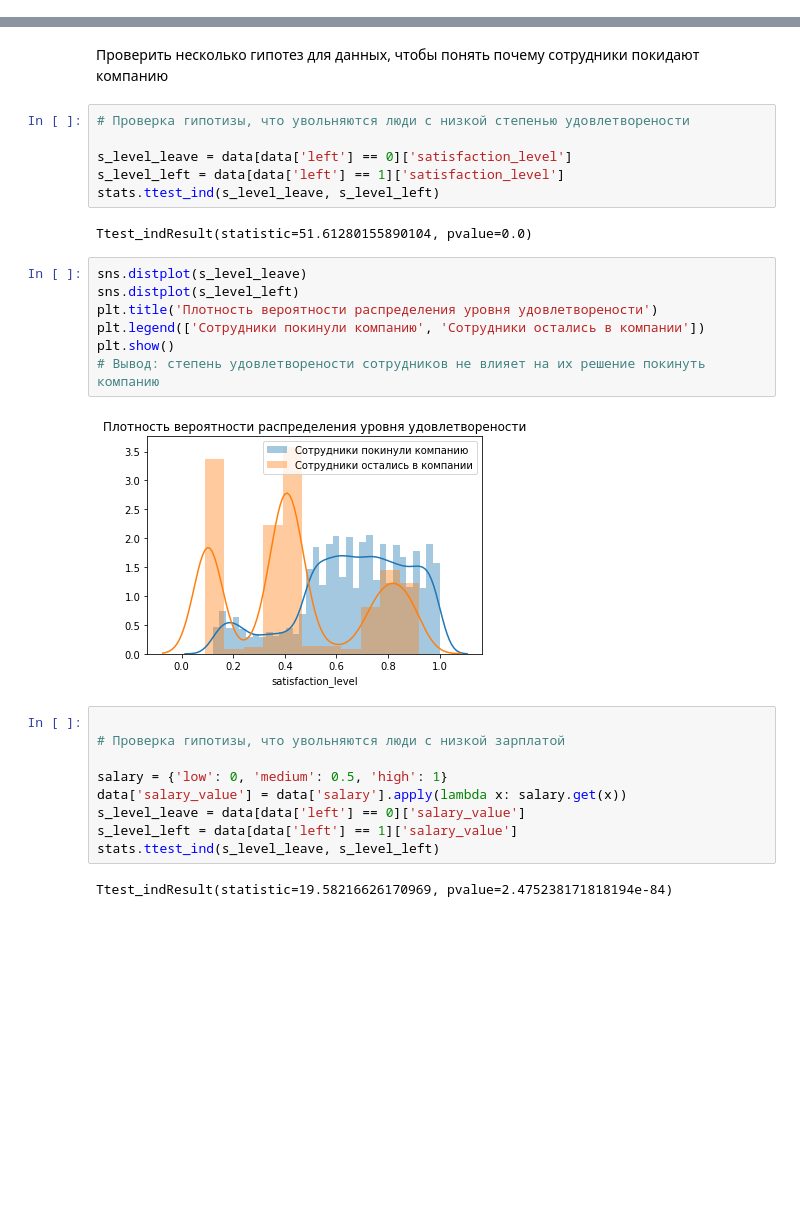
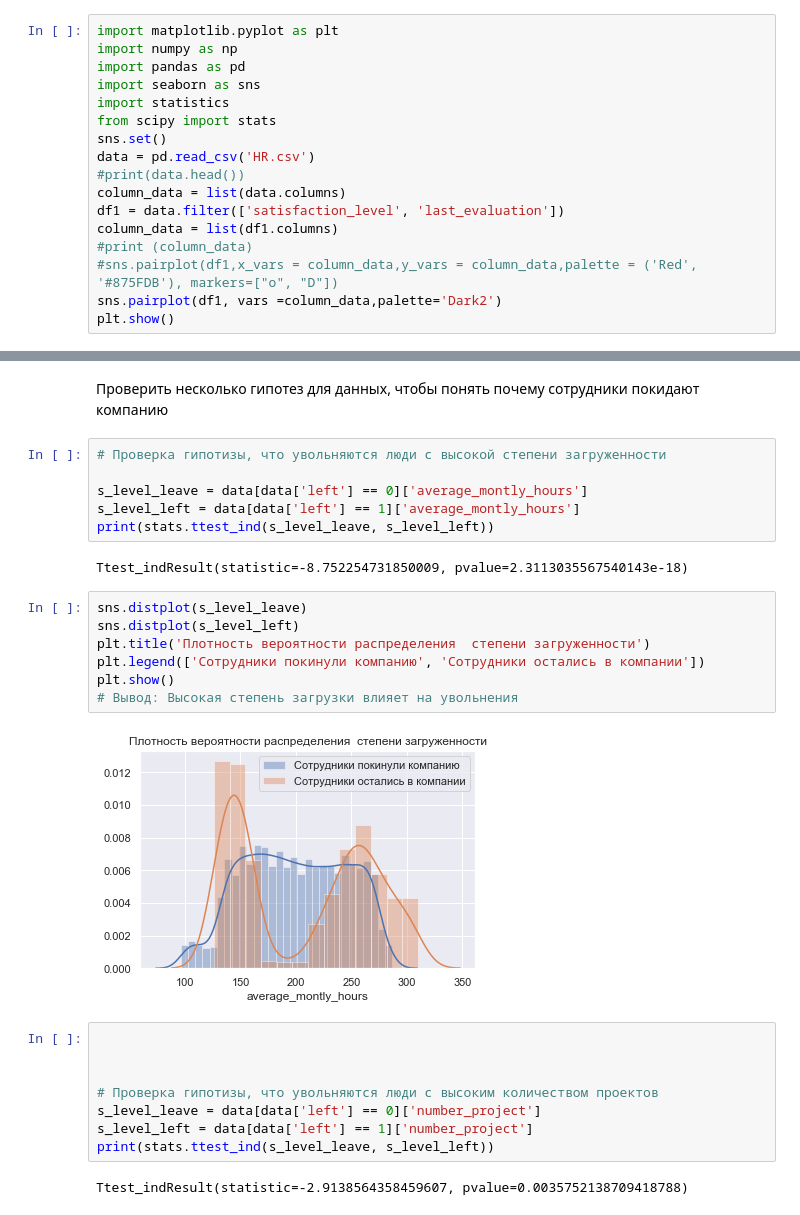
Before and after one commit to dimitrovakris/Homework, a Jupyter notebook: DIPLOM_DIMITROVA_VER2.ipynb, the cells around one changed output, grey strips where cells are left out. Cells and saved outputs as stored; diff of their text form; blank space fills up the shorter version.

```diff
--- a/DIPLOM_DIMITROVA_VER2.ipynb
+++ b/DIPLOM_DIMITROVA_VER2.ipynb
@@ -97,0 +100,17 @@ Ttest_indResult(statistic=41.89868154070206, pvalue=0.0)
+# %%
+import matplotlib.pyplot as plt
+import numpy as np
+import pandas as pd
+import seaborn as sns
+import statistics
+from scipy import stats
+sns.set()
+data = pd.read_csv('HR.csv')
+#print(data.head())
+column_data = list(data.columns)
+df1 = data.filter(['satisfaction_level', 'last_evaluation'])
+column_data = list(df1.columns)
+#print (column_data)
+#sns.pairplot(df1,x_vars = column_data,y_vars = column_data,palette = ('Red', '#875FDB'), markers=["o", "D"])
+sns.pairplot(df1, vars =column_data,palette='Dark2')
+plt.show()
@@ -173,33 +194,32 @@ Name: satisfaction_level, dtype: int64
 # %% [markdown]
 Проверить несколько гипотез для данных, чтобы понять почему сотрудники покидают компанию
 # %%
-# Проверка гипотизы, что увольняются люди с низкой степенью удовлетворености
+# Проверка гипотизы, что увольняются люди с высокой степени загруженности
 
-s_level_leave = data[data['left'] == 0]['satisfaction_level']
-s_level_left = data[data['left'] == 1]['satisfaction_level']
-stats.ttest_ind(s_level_leave, s_level_left)
+s_level_leave = data[data['left'] == 0]['average_montly_hours']
+s_level_left = data[data['left'] == 1]['average_montly_hours']
+print(stats.ttest_ind(s_level_leave, s_level_left))
 # %% [output]
-Ttest_indResult(statistic=51.61280155890104, pvalue=0.0)
+Ttest_indResult(statistic=-8.752254731850009, pvalue=2.3113035567540143e-18)
 # %%
 sns.distplot(s_level_leave)
 sns.distplot(s_level_left)
-plt.title('Плотность вероятности распределения уровня удовлетворености')
+plt.title('Плотность вероятности распределения  степени загруженности')
 plt.legend(['Сотрудники покинули компанию', 'Сотрудники остались в компании'])
 plt.show()
-# Вывод: степень удовлетворености сотрудников не влияет на их решение покинуть компанию
+# Вывод: Высокая степень загрузки влияет на увольнения
 # %% [output]
-[figure, old version]
+[figure, new version]
 # %%
 
-# Проверка гипотизы, что увольняются люди с низкой зарплатой
 
-salary = {'low': 0, 'medium': 0.5, 'high': 1}
-data['salary_value'] = data['salary'].apply(lambda x: salary.get(x))
-s_level_leave = data[data['left'] == 0]['salary_value']
-s_level_left = data[data['left'] == 1]['salary_value']
-stats.ttest_ind(s_level_leave, s_level_left)
+
+# Проверка гипотизы, что увольняются люди с высоким количеством проектов
+s_level_leave = data[data['left'] == 0]['number_project']
+s_level_left = data[data['left'] == 1]['number_project']
+print(stats.ttest_ind(s_level_leave, s_level_left))
 # %% [output]
-Ttest_indResult(statistic=19.58216626170969, pvalue=2.475238171818194e-84)
+Ttest_indResult(statistic=-2.9138564358459607, pvalue=0.0035752138709418788)
 # %%
 sns.distplot(s_level_leave)
 sns.distplot(s_level_left)
```
Also changed, not shown: parts of 3 cells of this notebook.
